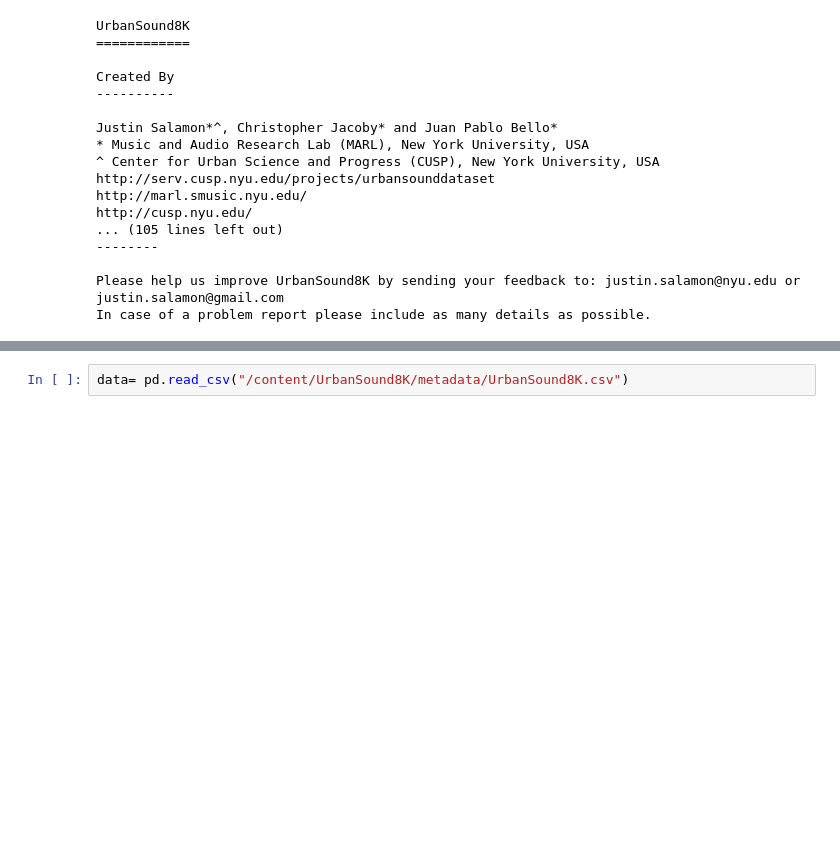
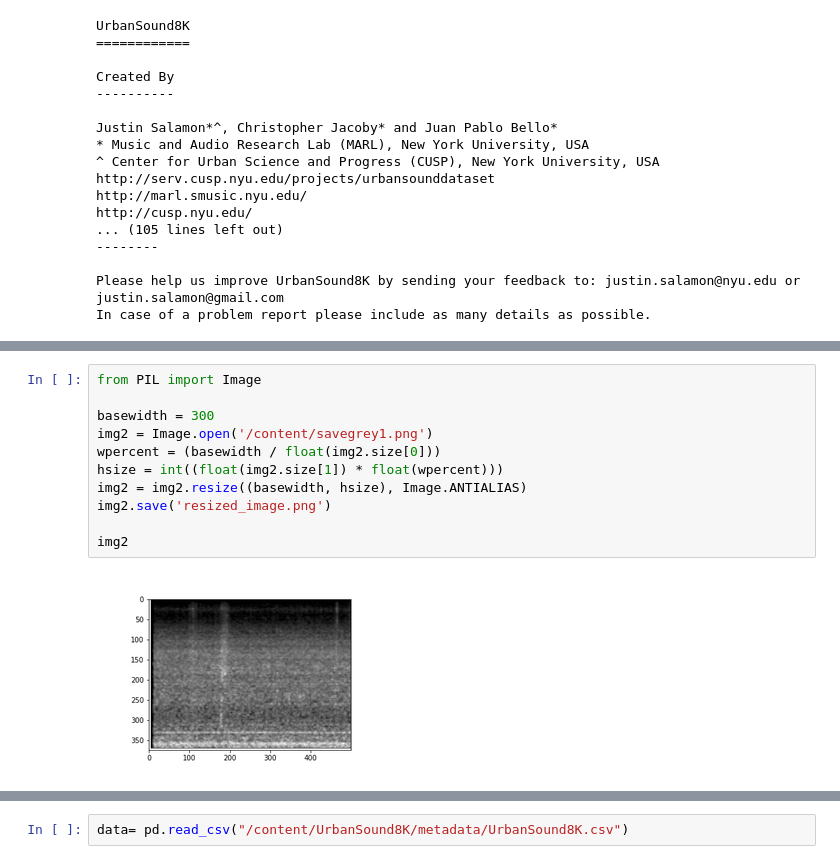
Before and after one commit to aysebyz5942/Urban_Sounds_Classification_Global_AI_Hub, a Jupyter notebook: Önişleme.ipynb, the cells around one changed output, grey strips where cells are left out. Cells and saved outputs as stored; diff of their text form; blank space fills up the shorter version.

```diff
--- a/Önişleme.ipynb
+++ b/Önişleme.ipynb
@@ -69,0 +144,13 @@ In case of a problem report please include as many details as possible.
+# %%
+from PIL import Image
+
+basewidth = 300
+img2 = Image.open('/content/savegrey1.png')
+wpercent = (basewidth / float(img2.size[0]))
+hsize = int((float(img2.size[1]) * float(wpercent)))
+img2 = img2.resize((basewidth, hsize), Image.ANTIALIAS)
+img2.save('resized_image.png')
+
+img2
+# %% [output]
+[figure, added]
```
Also changed, not shown: parts of 10 cells of this notebook.
